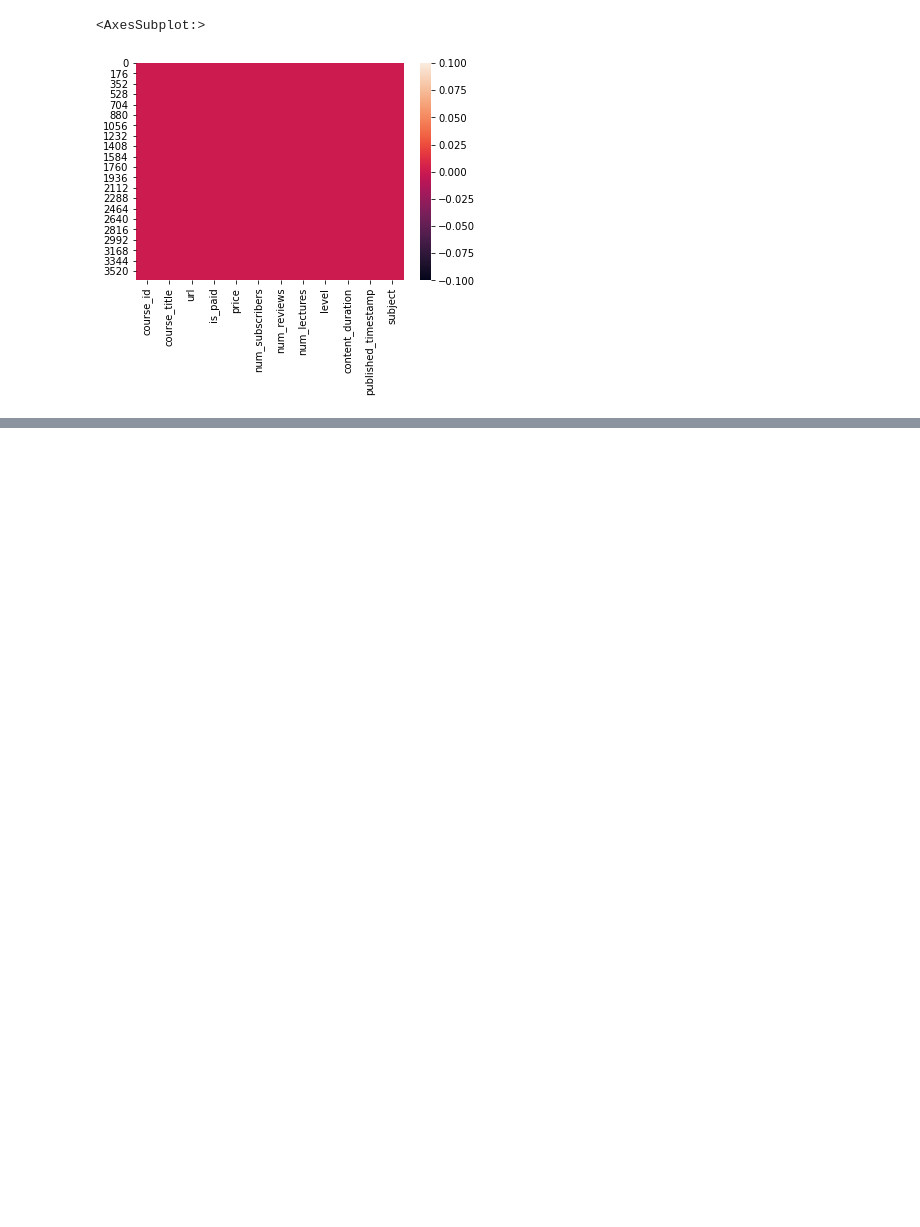
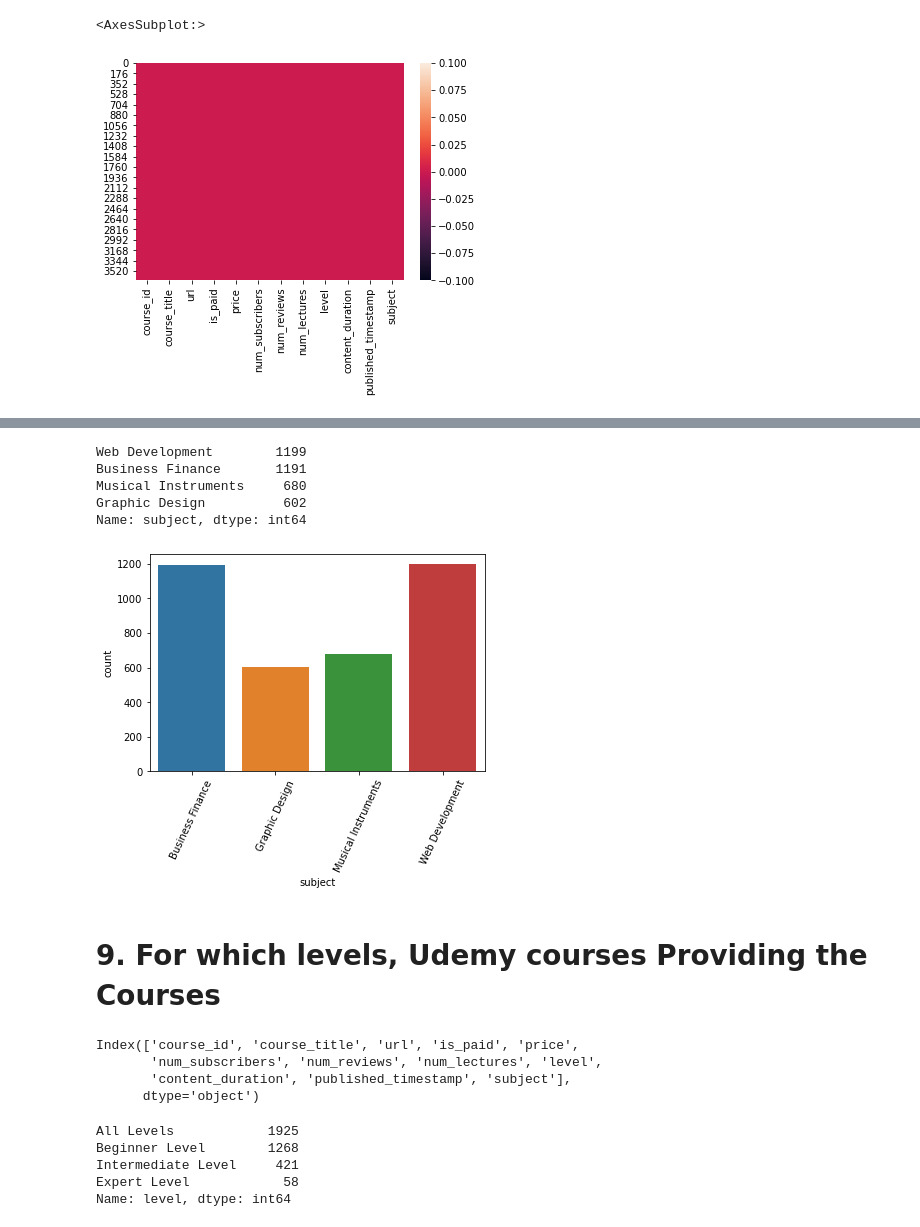
Before and after one commit to AkshayDev21/Data-Analysis-Projects, a Jupyter notebook: Udemy Course Dataset.ipynb, the cells around one changed output, grey strips where cells are left out. Saved outputs shown, nothing was run; the diff lists cells and outputs as text; code cells hidden in the pictures; blank space fills up the shorter version.

```diff
--- a/Udemy Course Dataset.ipynb
+++ b/Udemy Course Dataset.ipynb
@@ -136,0 +145,3 @@ sns.heatmap(data.isnull())
+# %%
+data = data.drop_duplicates()
+print('Are there any duplicated value in data?',dup)
@@ -136,0 +157,8 @@ sns.heatmap(data.isnull())
+# %%
+data['subject'].value_counts()
+# %% [output]
+Web Development        1199
+Business Finance       1191
+Musical Instruments     680
+Graphic Design          602
+Name: subject, dtype: int64
@@ -136,0 +167,23 @@ sns.heatmap(data.isnull())
+# %%
+sns.countplot(data['subject'])
+plt.xticks(rotation=65)
+plt.show()
+# %% [output]
+[figure, added]
+# %% [markdown]
+# 9. For which levels, Udemy courses Providing the Courses
+# %%
+data.columns
+# %% [output]
+Index(['course_id', 'course_title', 'url', 'is_paid', 'price',
+       'num_subscribers', 'num_reviews', 'num_lectures', 'level',
+       'content_duration', 'published_timestamp', 'subject'],
+      dtype='object')
+# %%
+data['level'].value_counts()
+# %% [output]
+All Levels            1925
+Beginner Level        1268
+Intermediate Level     421
+Expert Level            58
+Name: level, dtype: int64
```
Also changed, not shown: parts of 42 cells of this notebook.
